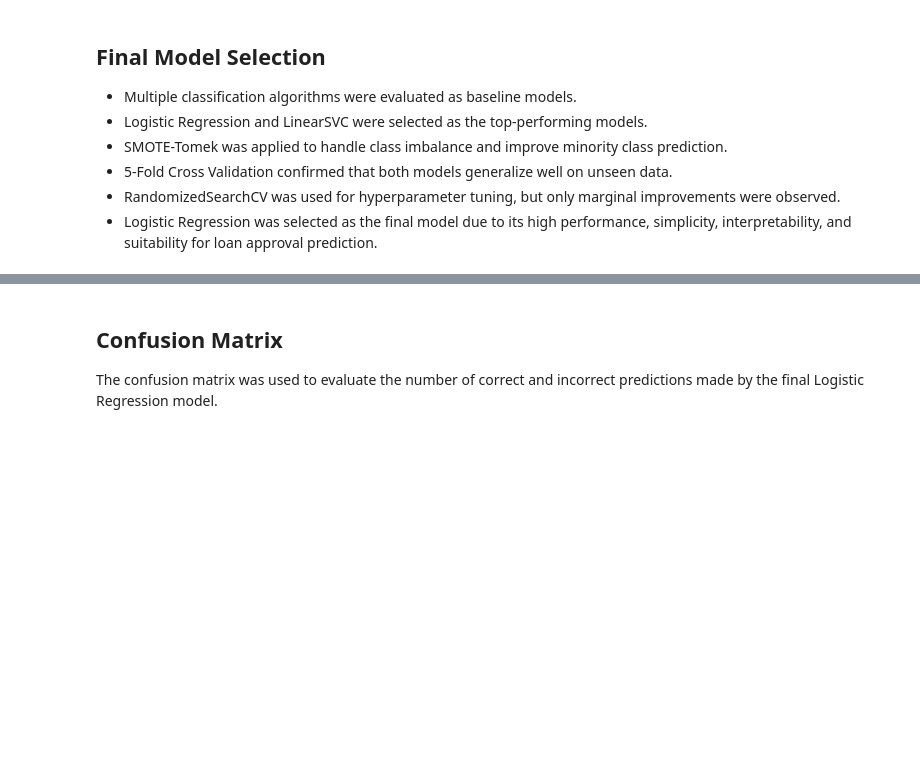
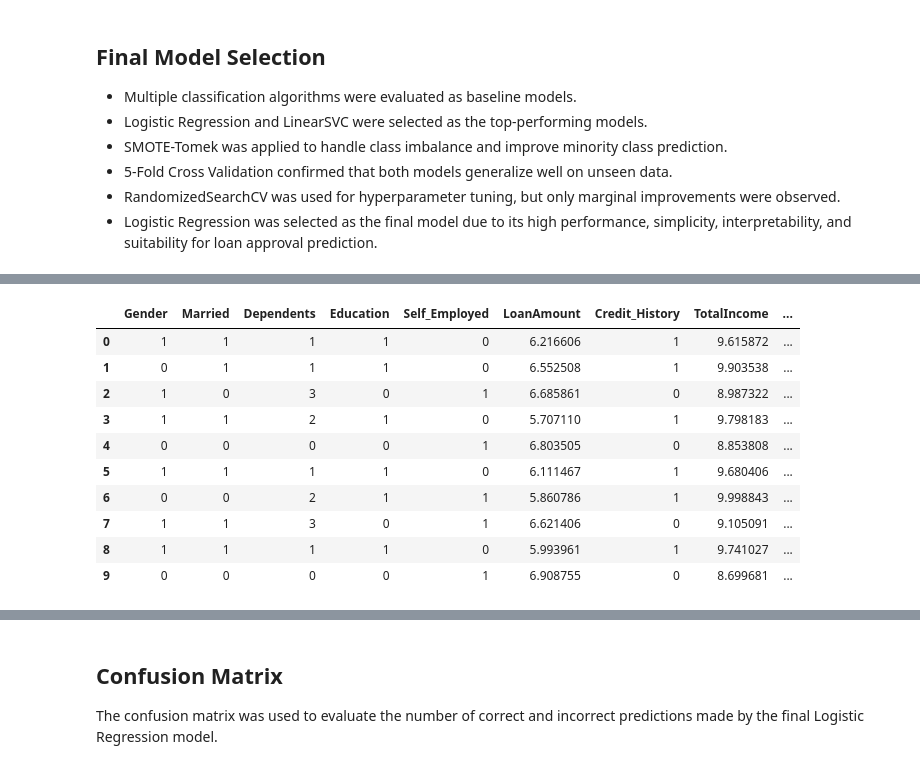
Before and after one commit to Karthik998byte/Bank-Loan-Approval-Prediction, a Jupyter notebook: Loan_Approval.ipynb, the cells around one changed output, grey strips where cells are left out. Cells and saved outputs as stored; diff of their text form; code cells hidden in the pictures; blank space fills up the shorter version.

Commit message:
Updated final loan approval model pipeline and Streamlit app

```diff
--- a/Loan_Approval.ipynb
+++ b/Loan_Approval.ipynb
@@ -1945,0 +2033,5 @@ LinearSVC was retained as the comparison model since it achieved competitive per
+# %%
+final_model.fit(
+    X4_train,
+    y4_train
+)
@@ -1945,0 +2142,42 @@ LinearSVC was retained as the comparison model since it achieved competitive per
+# %%
+# Prediction
+
+prediction = final_model.predict(test_data)
+
+
+# Probability
+
+probability = final_model.predict_proba(test_data)[:,1]
+
+
+result = test_data.copy()
+
+
+result["Prediction"] = prediction
+
+
+result["Decision"] = np.where(
+    prediction==1,
+    "Approved",
+    "Rejected"
+)
+
+
+result["Approval Probability %"] = (
+    probability*100
+).round(2)
+
+
+result
+# %% [output]
+|  | Gender | Married | Dependents | Education | Self_Employed | LoanAmount | Credit_History | TotalIncome | ... |
+| 0 | 1 | 1 | 1 | 1 | 0 | 6.216606 | 1 | 9.615872 | ... |
+| 1 | 0 | 1 | 1 | 1 | 0 | 6.552508 | 1 | 9.903538 | ... |
+| 2 | 1 | 0 | 3 | 0 | 1 | 6.685861 | 0 | 8.987322 | ... |
+| 3 | 1 | 1 | 2 | 1 | 0 | 5.707110 | 1 | 9.798183 | ... |
+| 4 | 0 | 0 | 0 | 0 | 1 | 6.803505 | 0 | 8.853808 | ... |
+| 5 | 1 | 1 | 1 | 1 | 0 | 6.111467 | 1 | 9.680406 | ... |
+| 6 | 0 | 0 | 2 | 1 | 1 | 5.860786 | 1 | 9.998843 | ... |
+| 7 | 1 | 1 | 3 | 0 | 1 | 6.621406 | 0 | 9.105091 | ... |
+| 8 | 1 | 1 | 1 | 1 | 0 | 5.993961 | 1 | 9.741027 | ... |
+| 9 | 0 | 0 | 0 | 0 | 1 | 6.908755 | 0 | 8.699681 | ... |
```
Also changed, not shown: parts of 33 cells of this notebook, 7 other files.
